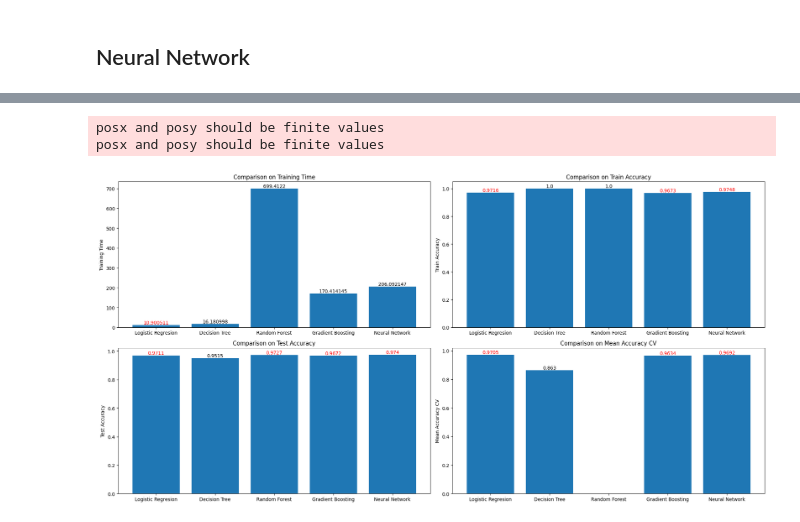
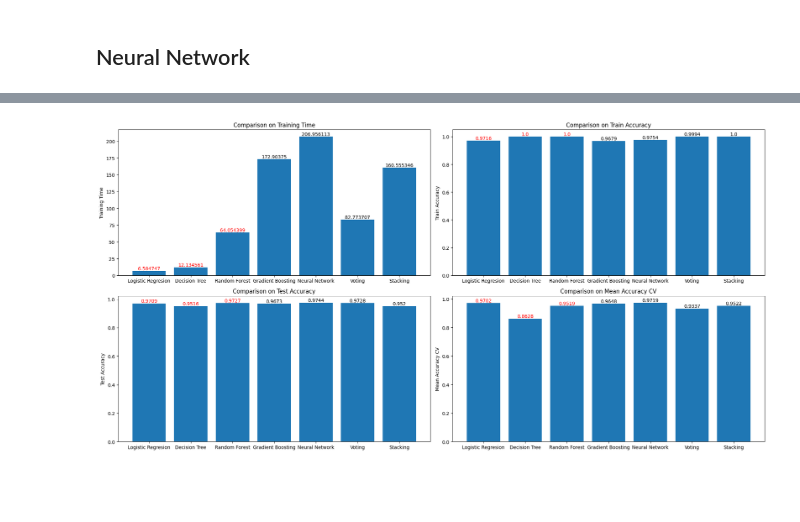
Before and after one commit to LightDani/Loan_Data_Analysis, a Jupyter notebook: loan_credit_analyst.ipynb, the cells around one changed output, grey strips where cells are left out. Cells and saved outputs as stored; diff of their text form; code cells hidden in the pictures; blank space fills up the shorter version.

```diff
--- a/loan_credit_analyst.ipynb
+++ b/loan_credit_analyst.ipynb
@@ -541,7 +543,7 @@ Mean CV accuracy: 0.8630
 # %% [markdown]
 ## Random Forest model
 # %%
-rf_model = RandomForestClassifier(n_jobs=-1, n_estimators=1000)
+rf_model = RandomForestClassifier(n_jobs=-1)
 
 time_start = datetime.now()
 
@@ -669,7 +655,7 @@ model.compile(optimizer='adam',
 time_start = datetime.now()
 
 history = model.fit(X_train, y_train,
-                    epochs=1000,
+                    epochs=100,
                     batch_size=32,
                     verbose=0,
                     callbacks=[callback])
@@ -682,6 +668,8 @@ print(f'Training time: {delta.seconds//60} minutes {delta.seconds%60} seconds')
 print(f'Accuracy on Train Dataset: {train_acc}')
 print(f'Accuracy on Test Dataset: {test_acc}')
 
+report = classification_report(y_test, np.around(model.predict(X_test)).astype(int).ravel().tolist())
+print(report)
 
 for train_index, test_index in kfold.split(X, y):
   X_train_cv, X_test_cv = X[train_index], X[test_index]
@@ -696,7 +684,7 @@ for train_index, test_index in kfold.split(X, y):
                 metrics=['accuracy'])
 
   model.fit(X_train_cv, y_train_cv,
-            epochs=1000,
+            epochs=100,
             batch_size=32,
             verbose=0,
             callbacks=[callback])
@@ -711,8 +699,8 @@ mean_accuracy = np.mean(accuracy_scores)
 print(f'Cross-validation scores:\n{accuracy_scores}')
 print(f'Mean CV accuracy: {mean_accuracy}')
 
-print(f'Cross-validation scores:\n{loss_scores}')
-print(f'Mean CV loss: {mean_loss}')
+# print(f'Cross-validation scores:\n{loss_scores}')
+# print(f'Mean CV loss: {mean_loss}')
 
 models_training_time.append(delta.total_seconds())
 models_train_accuracy.append(round(train_acc, 4))
@@ -736,0 +849,3 @@ model.save(model_path+f'dl_model_v{n}.h5')
+# %%
+vote_train = np.transpose(vote_train)
+vote_test = np.transpose(vote_test)
@@ -737,6 +958,6 @@ model.save(model_path+f'dl_model_v{n}.h5')
 # %%
 models = ['Logistic Regresion', 'Decision Tree', 'Random Forest',
-          'Gradient Boosting', 'Neural Network']
+          'Gradient Boosting', 'Neural Network', 'Voting', 'Stacking']
 # %%
 plt.figure(figsize=(20, 10))
 
@@ -744,7 +965,7 @@ plt.subplot(2, 2, 1)
 plt.bar(models, models_training_time)
 plt.title('Comparison on Training Time')
 plt.ylabel('Training Time')
-highlighted_models = [0]
+highlighted_models = [0, 1, 2]
 for i, v in enumerate(models_training_time):
     if i in highlighted_models:
         plt.text(i, v, str(v), ha='center', va='bottom', color='red')
@@ -755,38 +976,36 @@ plt.subplot(2, 2, 2)
 plt.bar(models, models_train_accuracy)
 plt.title('Comparison on Train Accuracy')
 plt.ylabel('Train Accuracy')
-highlighted_models = [0, 3, 4]
+highlighted_models = [0, 1, 2]
 for i, v in enumerate(models_train_accuracy):
     if i in highlighted_models:
         plt.text(i, v, str(v), ha='center', va='bottom', color='red')
     else:
         plt.text(i, v, str(v), ha='center', va='bottom')
 
 plt.subplot(2, 2, 3)
 plt.bar(models, models_test_accuracy)
 plt.title('Comparison on Test Accuracy')
 plt.ylabel('Test Accuracy')
-highlighted_models = [0, 2, 3, 4]
+highlighted_models = [0, 1, 2]
 for i, v in enumerate(models_test_accuracy):
     if i in highlighted_models:
         plt.text(i, v, str(v), ha='center', va='bottom', color='red')
     else:
         plt.text(i, v, str(v), ha='center', va='bottom')
 
 plt.subplot(2, 2, 4)
 plt.bar(models, models_mean_acc)
 plt.title('Comparison on Mean Accuracy CV')
 plt.ylabel('Mean Accuracy CV')
-highlighted_models = [0, 3, 4]
+highlighted_models = [0, 1, 2]
 for i, v in enumerate(models_mean_acc):
     if i in highlighted_models:
         plt.text(i, v, str(v), ha='center', va='bottom', color='red')
     else:
         plt.text(i, v, str(v), ha='center', va='bottom')
 
 plt.tight_layout()
 plt.show()
 # %% [output]
-posx and posy should be finite values
-posx and posy should be finite values
-[figure, old version]
+[figure, new version]
```
Also changed, not shown: parts of 14 cells of this notebook, 2 other files.
